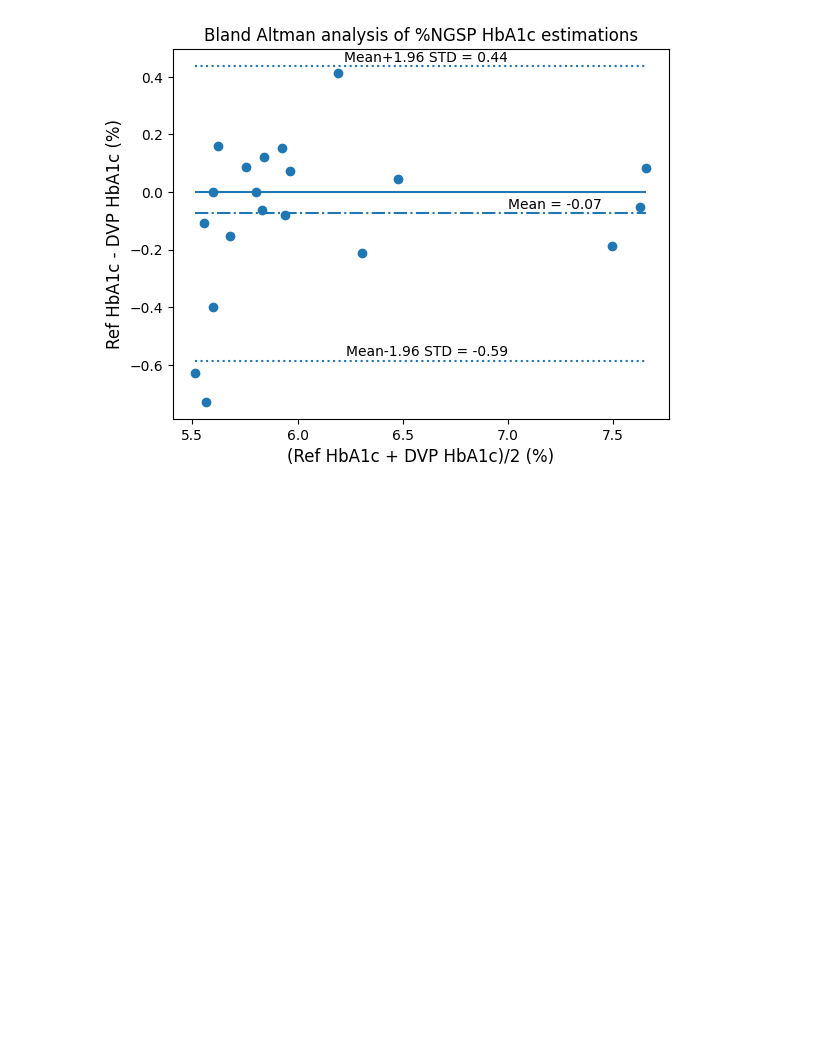
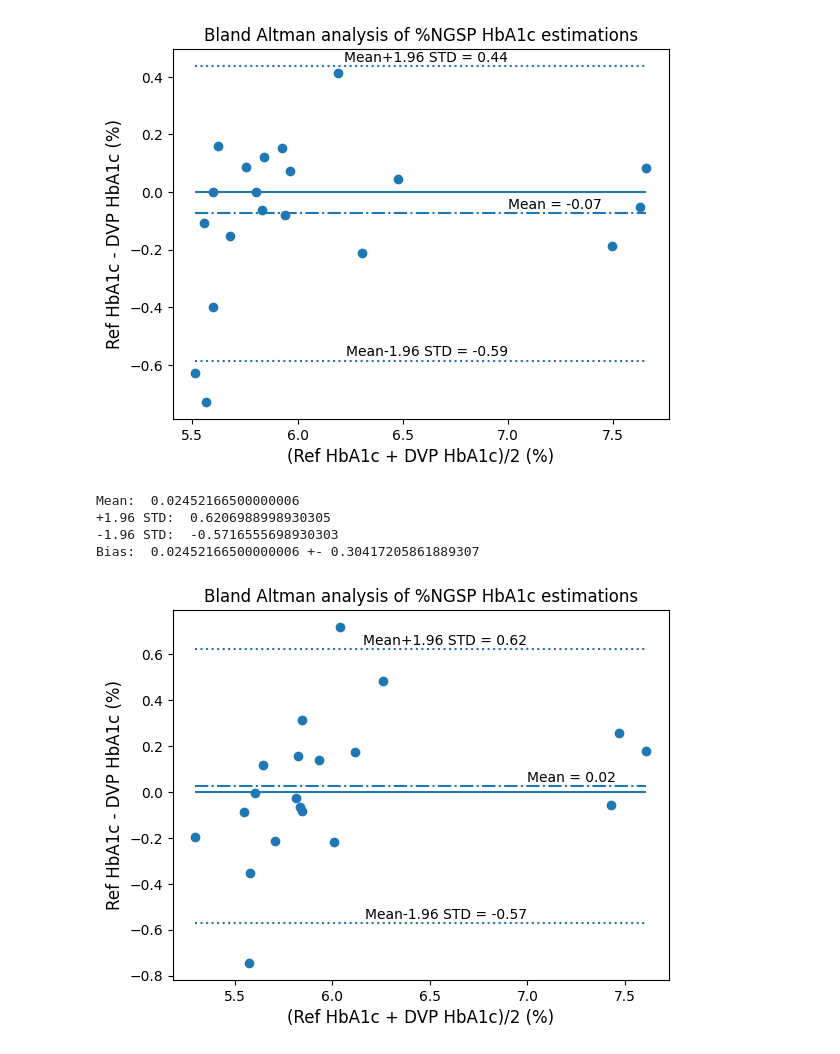
Before and after one commit to shamasatter/Estimating-HbA1c-from-PPG-using-ML, a Jupyter notebook: fig.ipynb, the cells around one changed output. Cells and saved outputs as stored; diff of their text form; code cells hidden in the pictures; blank space fills up the shorter version.

```diff
--- a/fig.ipynb
+++ b/fig.ipynb
@@ -460,3 +460,32 @@ Mean:  -0.07384318090699984
 -1.96 STD:  -0.585430107152448
 Bias:  -0.07384318090699984 +- 0.2610137378803307
 [figure]
+# %%
+xg_f=[5.3940587,
+ 5.8252645,
+ 6.1162295,
+ 5.603846,
+ 5.8837485,
+ 5.584052,
+ 5.944224,
+ 7.3448443,
+ 5.8610506,
+ 7.4579415,
+ 5.866684,
+ 5.7413864,
+ 5.6848936,
+ 7.5208898,
+ 5.752505,
+ 6.027,
+ 5.6816897,
+ 5.58749,
+ 5.8126636,
+ 6.019105]
+# %%
+hBAA(cb2,xg_f)
+# %% [output]
+Mean:  0.02452166500000006
++1.96 STD:  0.6206988998930305
+-1.96 STD:  -0.5716555698930303
+Bias:  0.02452166500000006 +- 0.30417205861889307
+[figure, added]
```
Also changed, not shown: 4 other files.
